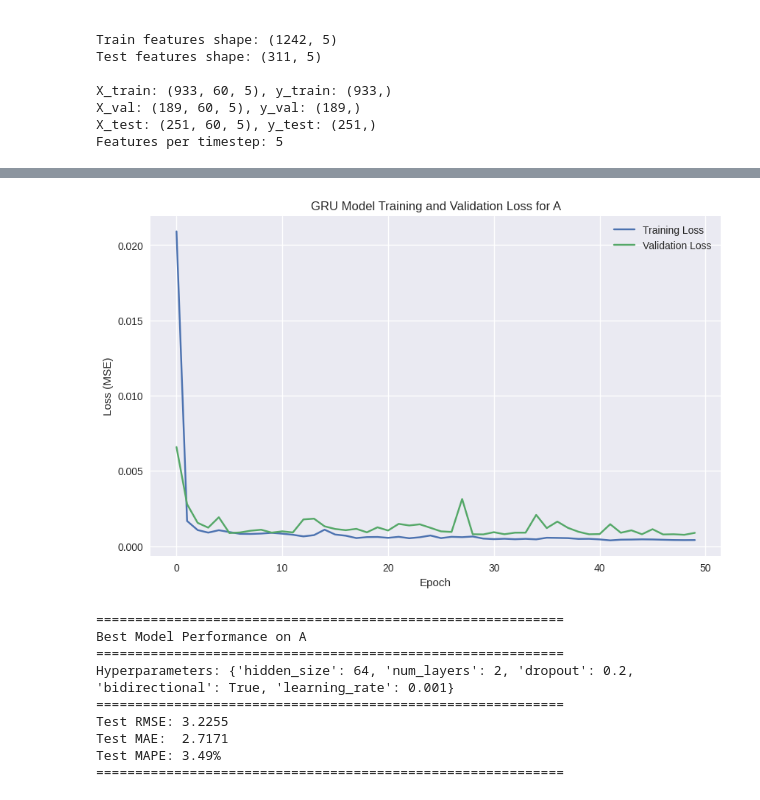
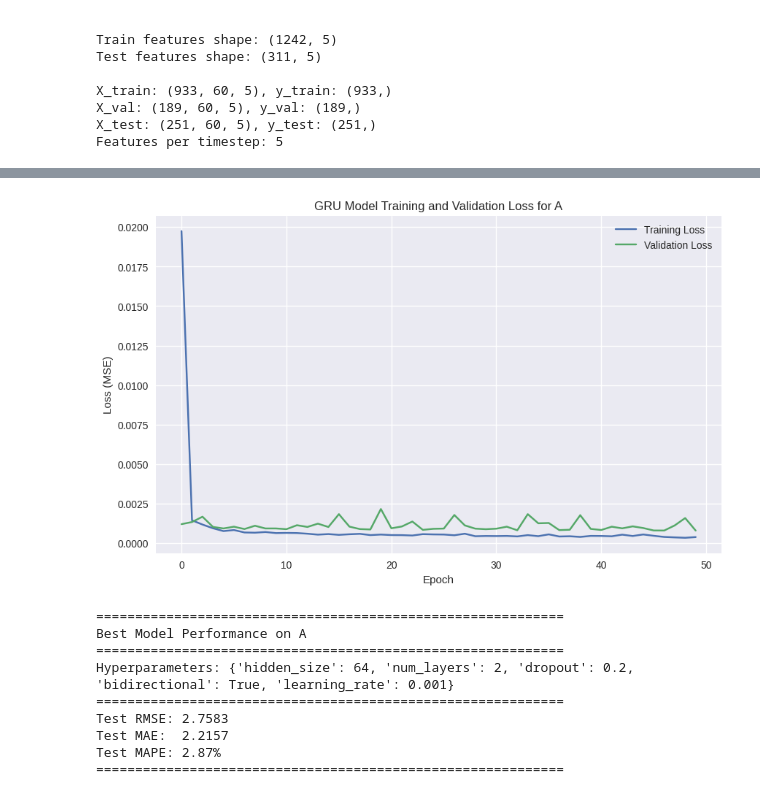
Before and after one commit to Kschoffner13/Stock_prediction, a Jupyter notebook: models/GRU/GRU.ipynb, the cells around one changed output, grey strips where cells are left out. Cells and saved outputs as stored; diff of their text form; code cells hidden in the pictures.

```diff
--- a/models/GRU/GRU.ipynb
+++ b/models/GRU/GRU.ipynb
@@ -427,7 +427,7 @@ criterion = nn.MSELoss()
 
 # optomizer will be defined inside the loop since learning rate is a hyperparameter
 # %%
-def tune_hyperparameters(hyperparams, input_size, train_loader, test_loader, criterion, num_epochs, device):
+def tune_hyperparameters(hyperparams, input_size, train_loader, val_loader, criterion, num_epochs, device):
 
     # Generate all combinations of hyperparameters
     keys, values = zip(*hyperparams.items())
@@ -438,7 +438,7 @@ def tune_hyperparameters(hyperparams, input_size, train_loader, test_loader, cri
     best_hyperparams = None
 
     best_train_losses = []
-    best_test_losses = []
+    best_val_losses = []
 
     for i, params in enumerate(hyperparam_combinations):
         print(f"\n--- Hyperparameter Set {i+1}/{len(hyperparam_combinations)}: {params} ---")
@@ -454,14 +454,14 @@ def tune_hyperparameters(hyperparams, input_size, train_loader, test_loader, cri
         optimizer = torch.optim.Adam(model.parameters(), lr=params["learning_rate"])
 
         tmp_train_losses = []
-        tmp_test_losses = []
+        tmp_val_losses = []
 
         for epoch in range(num_epochs):
             train_loss = train_one_epoch(model, train_loader, criterion, optimizer, device)
             val_loss = evaluate_model(model, val_loader, criterion, device)
 
             tmp_train_losses.append(train_loss)
-            tmp_test_losses.append(val_loss)
+            tmp_val_losses.append(val_loss)
 
             if (epoch + 1) % 10 == 0 or epoch == 0:
                 print(f"Epoch [{epoch+1}/{num_epochs}] - Train Loss: {train_loss:.6f}, Val Loss: {val_loss:.6f}")
@@ -472,18 +472,18 @@ def tune_hyperparameters(hyperparams, input_size, train_loader, test_loader, cri
             best_model = model
             best_hyperparams = params
             best_train_losses = tmp_train_losses
-            best_test_losses = tmp_test_losses
+            best_val_losses = tmp_val_losses
 
     print(f"\nBest Hyperparameters: {best_hyperparams} with Val Loss: {best_val_loss:.6f}")
-    return best_model, best_hyperparams, best_train_losses, best_test_losses
+    return best_model, best_hyperparams, best_train_losses, best_val_losses, best_val_loss
 # %%
 # run hyperparameter tuning
 
-best_model, best_hyperparams, best_train_losses, best_test_losses = tune_hyperparameters(
+best_model, best_hyperparams, best_train_losses, best_val_losses, best_val_loss = tune_hyperparameters(
     hyperparams,
     input_size,
     train_loader,
-    test_loader,
+    val_loader,
     criterion,
     num_epochs,
     device
@@ -512,15 +505,15 @@ Best model saved to best_gru_model_A.pth
 # %%
 # plot the training and validation loss curves
 plt.figure(figsize=(10, 6))
 plt.plot(best_train_losses, label='Training Loss')
-plt.plot(best_test_losses, label='Validation Loss')
+plt.plot(best_val_losses, label='Validation Loss')
 plt.xlabel('Epoch')
 plt.ylabel('Loss (MSE)')
 plt.title(f'GRU Model Training and Validation Loss for {target_ticker}')
 plt.legend()
 plt.show()
 # %% [output]
-[figure, old version]
+[figure, new version]
 # %%
 # Load best model and evaluate - CORRECTED
 
@@ -577,7 +570,7 @@ Best Model Performance on A
 ============================================================
 Hyperparameters: {'hidden_size': 64, 'num_layers': 2, 'dropout': 0.2, 'bidirectional': True, 'learning_rate': 0.001}
 ============================================================
-Test RMSE: 3.2255
-Test MAE:  2.7171
-Test MAPE: 3.49%
+Test RMSE: 2.7583
+Test MAE:  2.2157
+Test MAPE: 2.87%
 ============================================================
```
Also changed, not shown: parts of 1 cell of this notebook.
